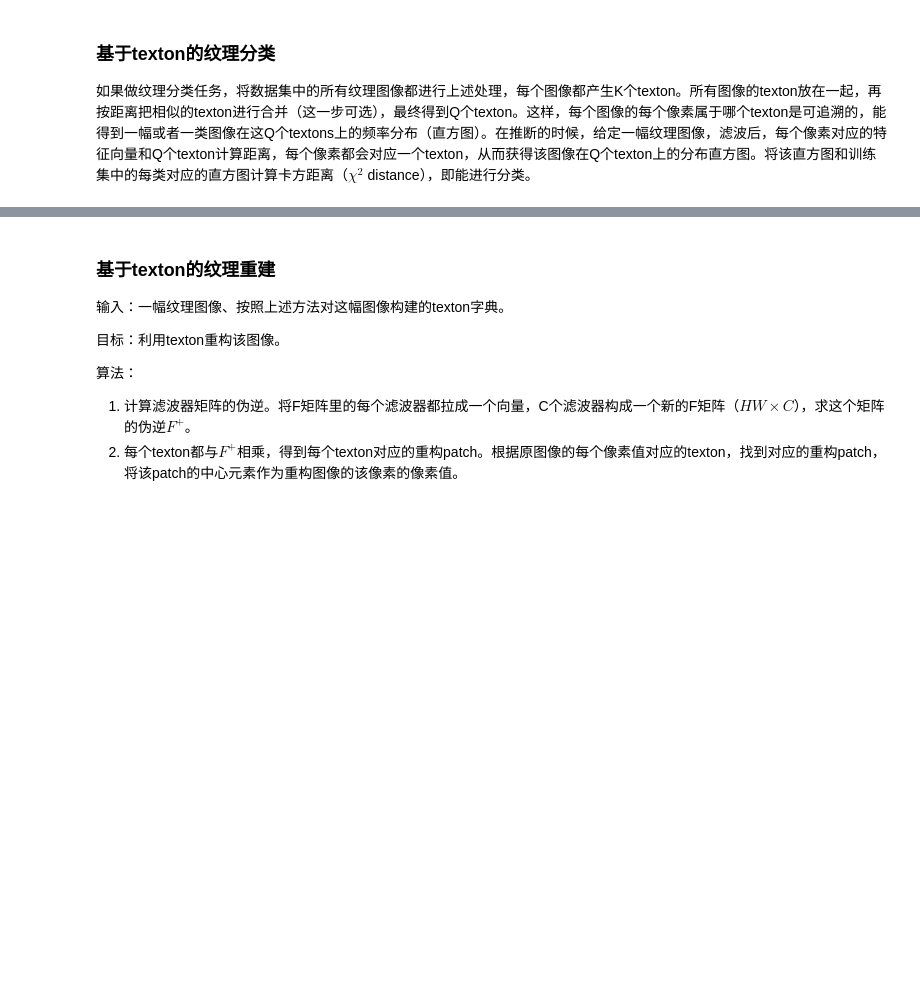
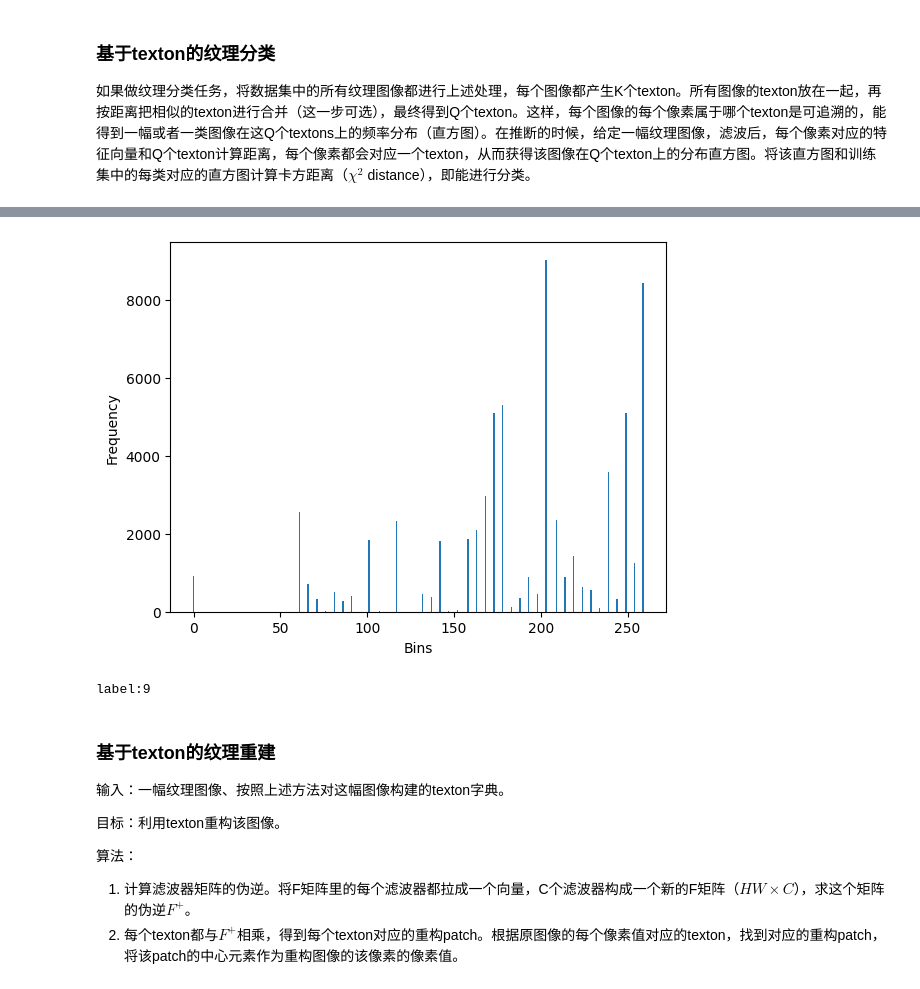
Before and after one commit to DIY-Z/TextonTask, a Jupyter notebook: TextonsTask.ipynb, the cells around one changed output, grey strips where cells are left out. Cells and saved outputs as stored; diff of their text form; code cells hidden in the pictures; blank space fills up the shorter version.

```diff
--- a/TextonsTask.ipynb
+++ b/TextonsTask.ipynb
@@ -187,3 +285,32 @@ tensor([ 4,  4,  4,  3,  4,  4, 12,  4,  4,  3,  5,  1])
+# %%
+label_ = []
+for pixel in example_hw:
+    tmp = torch.sum((pixel - textons) ** 2, dim=1)
+    label_.append(torch.argmin(tmp))
+label_ = torch.FloatTensor(label_)
+
+hist = torch.histc(label_, bins=textons.shape[0])
+
+x = range(textons.shape[0])
+plt.bar(x, hist, align='center')
+plt.xlabel('Bins')
+plt.ylabel('Frequency')
+plt.show()
+# %% [output]
+[figure, added]
+# %%
+#将从测试集中抽取的那张图像对应的直方图与每类对应的直方图计算卡方距离
+predict_ = None
+min_dist = np.inf
+
+for idx, item in enumerate(trainset_hist):
+    cmp = cv2.compareHist(np.array(hist), np.array(item), method=cv2.HISTCMP_CHISQR)
+    if cmp < min_dist: #找到距离最小的直方图,并记录其标签
+        predict_ = idx
+        min_dist = cmp
+print('label:' + str(predict_))
+# %% [output]
+label:9
 # %% [markdown]
 ### 基于texton的纹理重建
 
```
Also changed, not shown: parts of 11 cells of this notebook, 5 other files.
